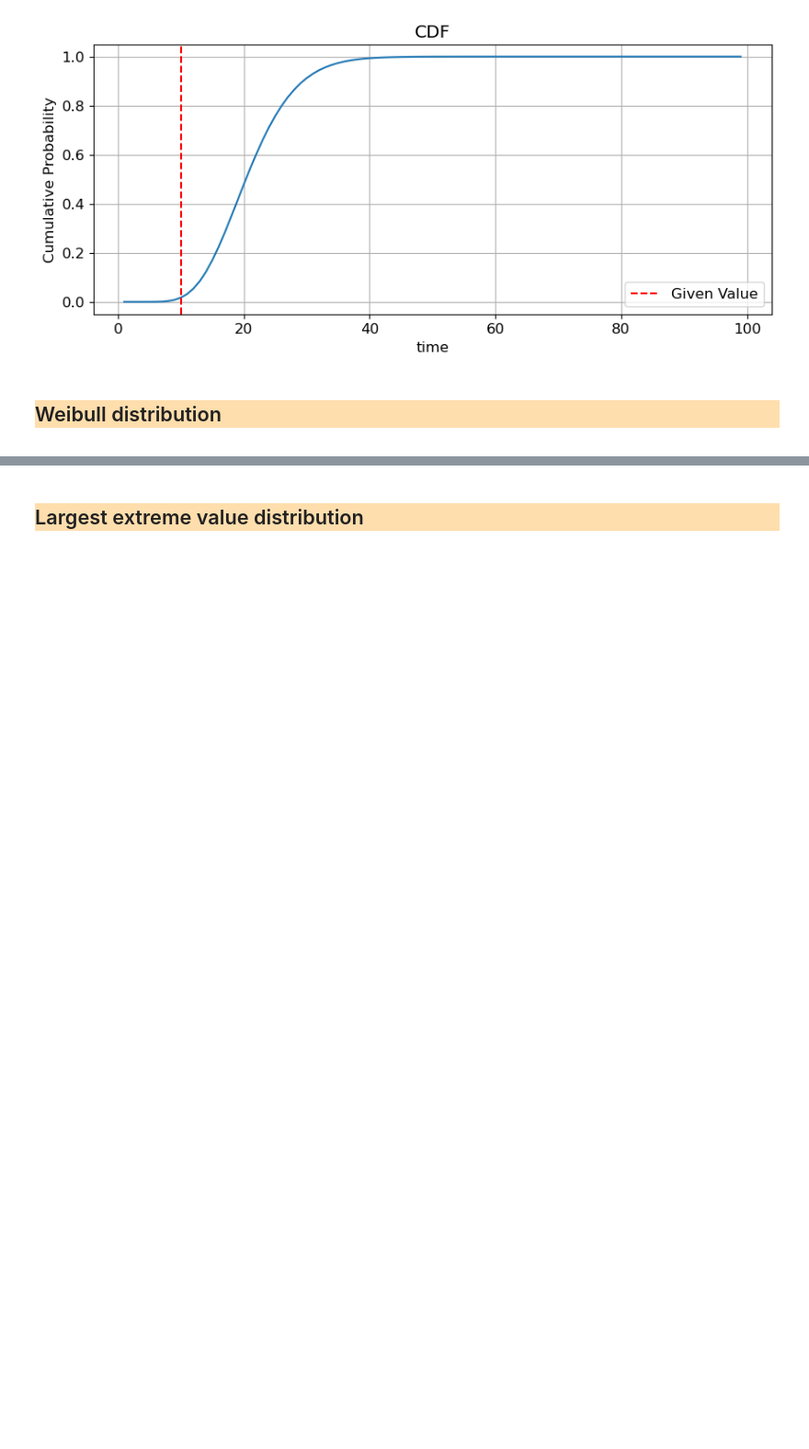
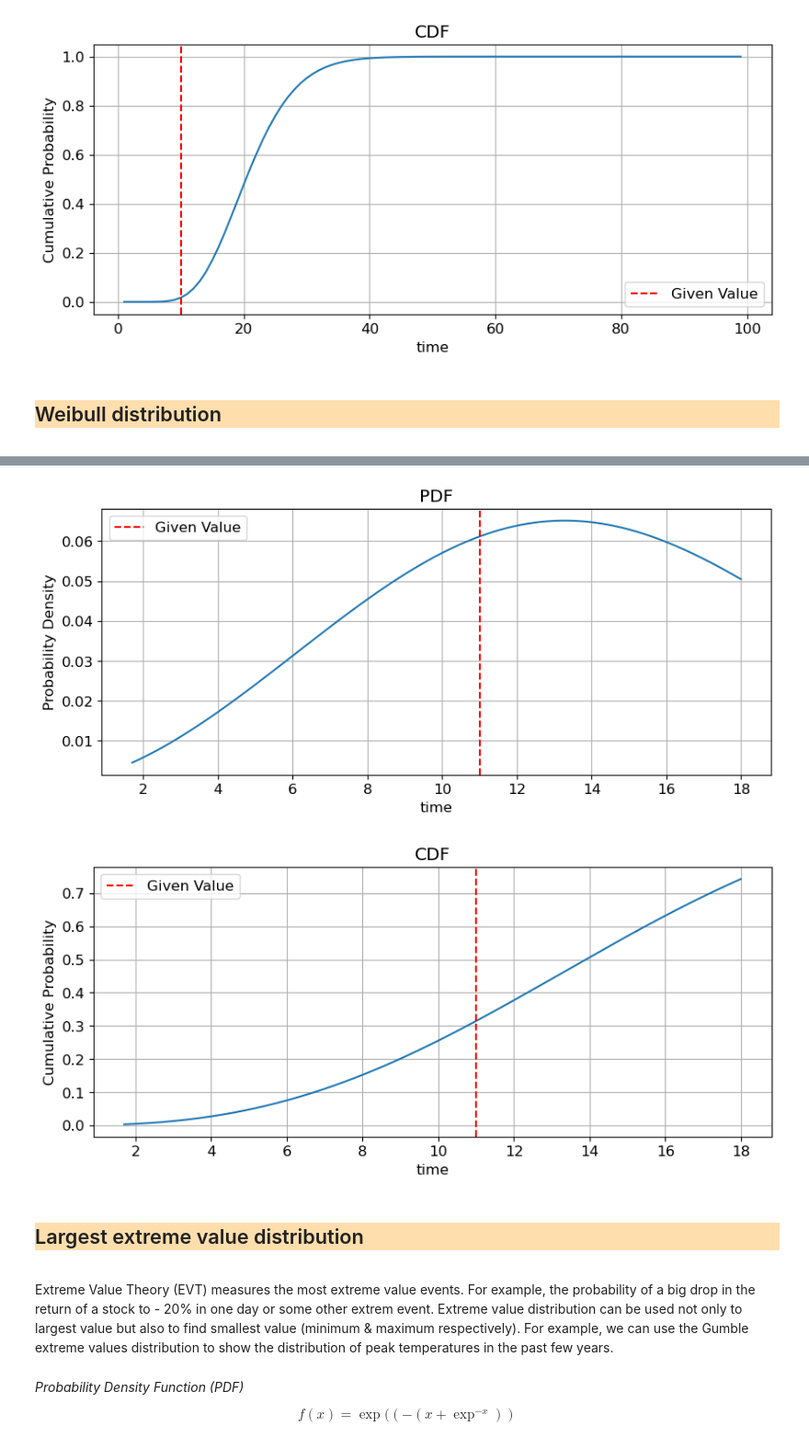
Before and after one commit to shibzr/statistics, a Jupyter notebook: Probability Distribution.ipynb, the cells around one changed output, grey strips where cells are left out. Shown at 92% size. Saved outputs shown, nothing was run; the diff lists cells and outputs as text; code cells hidden in the pictures; blank space fills up the shorter version.

Commit message:
Added the last distributions

```diff
--- a/Probability Distribution.ipynb
+++ b/Probability Distribution.ipynb
@@ -1454,6 +1526,31 @@ gamma_distribution(alpha=alpha, beta=beta, threshold=threshold, given_value=give
+# %%
+"""
+For example, let's imagine we have some failures data for how long in month it takes a client to default on
+a financial contract. Let's try to find the best Weibul probability distribution visually, while in practice we can
+employ the Maximum Likelihood Estimation (MLE) to find the optimal parameters.
+"""
+shape_parameter = 2.6
+scale_parameter = 16
+x_values = x = np.linspace(stats.weibull_min.ppf(0.01, shape_parameter),
+                           stats.weibull_min.ppf(0.99, shape_parameter), 1000)*10
+#given_value = np.random.choice(x_values)
+given_value = 11
+# %%
+weibull_distribution(x_values, shape_parameter, scale_parameter, given_value)
+# %% [output]
+[figure, added]
+[figure, added]
 # %% [markdown]
 <div style="background-color: NavajoWhite; border-style: solid;font-family: Arial">
 
 ## Largest extreme value distribution
 
 </div>
+# %% [markdown]
+Extreme Value Theory (EVT) measures the most extreme value events. For example, the probability of a big drop in the return of a stock to - 20% in one day or some other extrem event.
+Extreme value distribution can be used not only to largest value but also to find smallest value (minimum & maximum respectively). For example, we can use the Gumble extreme values distribution to show the distribution of peak temperatures in the past few years.
+# %% [markdown]
+*Probability Density Function (PDF)*
+
+$$f(x) =
+\exp((-(x + \exp^{-x}))$$
```
Also changed, not shown: parts of 5 cells of this notebook.
